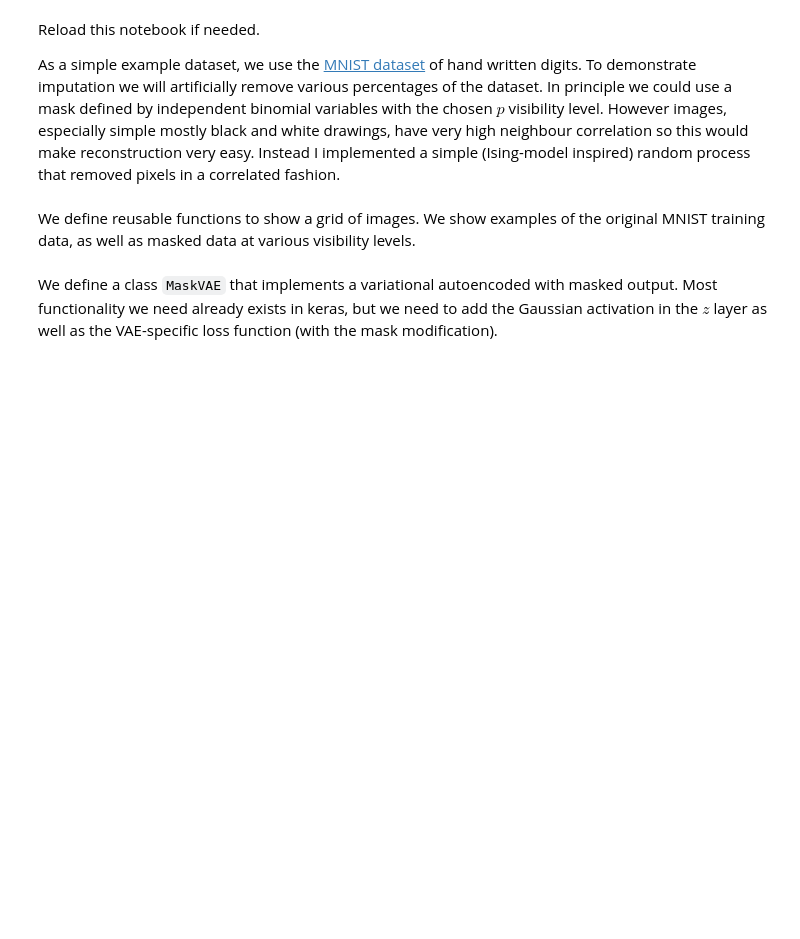
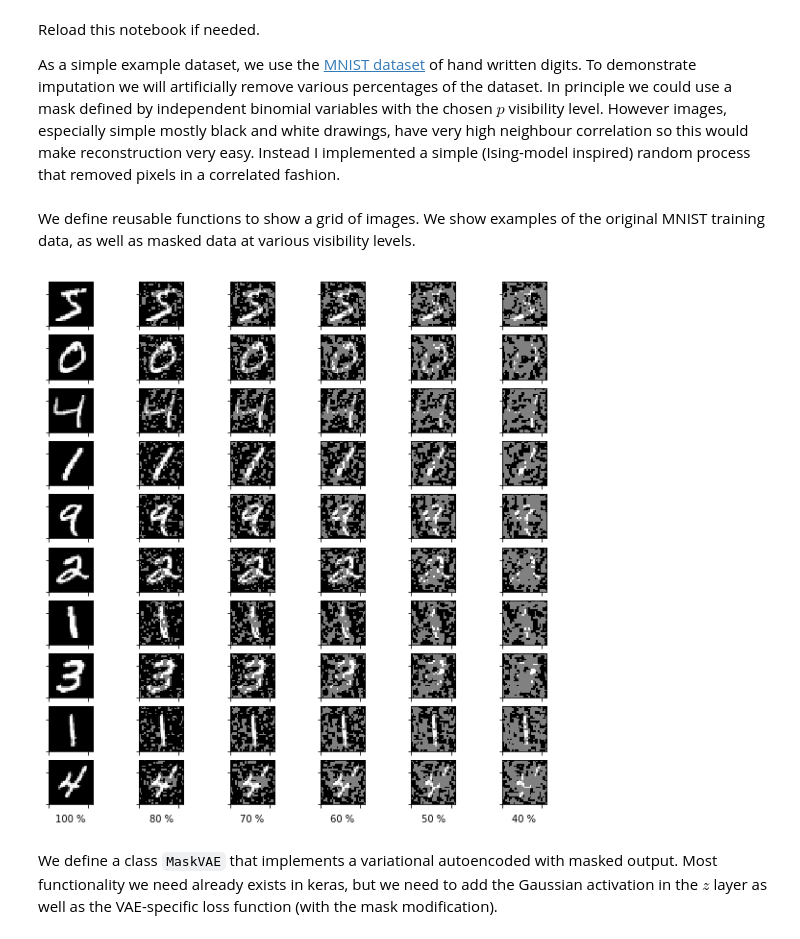
Before and after one commit to teokem/project-work-bfredl, a Jupyter notebook: vae_imputation.ipynb, the cells around one changed output. Drawn from its saved outputs; the diff is of its cells as text; code cells hidden in the pictures; blank space fills up the shorter version.

```diff
--- a/vae_imputation.ipynb
+++ b/vae_imputation.ipynb
@@ -99,35 +101,37 @@ We define reusable functions to show a grid of images. We show examples of the o
 # %%
 def showgrid(*cols, labels=None):
     n = cols[0].shape[0]
     cols = [c.reshape((n,height,width)) for c in cols]
-    gs = plt.GridSpec(n,len(cols),wspace=0.01)
+    gs = plt.GridSpec(n,len(cols),wspace=0.1)
     for i,c in enumerate(cols):
         for j in range(n):
             ax = plt.subplot(gs[i+j*len(cols)])
             ax.imshow(c[j], cmap='gray',extent=(0,c.shape[2],0,c.shape[1]))
             if labels is not None and j == n-1:
                 ax.set_xlabel(labels[i])
             ax.set_yticklabels([])
             ax.set_xticklabels([])
 
 # uglier but quicker: display an entire column at a time
 def showgrid2(*cols, labels=None):
     n = cols[0].shape[0]
     cols = [c.reshape((n*height,width)) for c in cols]
-    gs = plt.GridSpec(1,len(cols),wspace=0.01)
+    gs = plt.GridSpec(1,len(cols),wspace=0.1)
     for i,c in enumerate(cols):
         ax = plt.subplot(gs[i])
         ax.imshow(c, cmap='gray',extent=(0,c.shape[1],0,c.shape[0]))
         for r in range(1,n):
             plt.plot([0,width], [r*height, r*height], color='y', linestyle='-', linewidth=1)
         ax.set_xlabel(labels[i])
         ax.set_yticklabels([])
         ax.set_xticklabels([])
 
 x,m = xtrain[:10], masks_train[:10]
 labels = ["100 %"] + [str(int(l*100))+" %" for l in levels[::-1]]
 plt.figure(1,figsize=(10,10))
 showgrid(x, *[x*(m <= i)+0.5*(m > i) for i in range(len(levels)-1,-1,-1)], labels=labels)
+# %% [output]
+[figure, added]
 # %% [markdown]
 We define a class `MaskVAE` that implements a variational autoencoded with masked output. Most functionality we need already exists in keras, but we need to add the Gaussian activation in the $z$ layer as well as the VAE-specific loss function (with the mask modification).
 # %%
```
Also changed, not shown: parts of 10 cells of this notebook.
